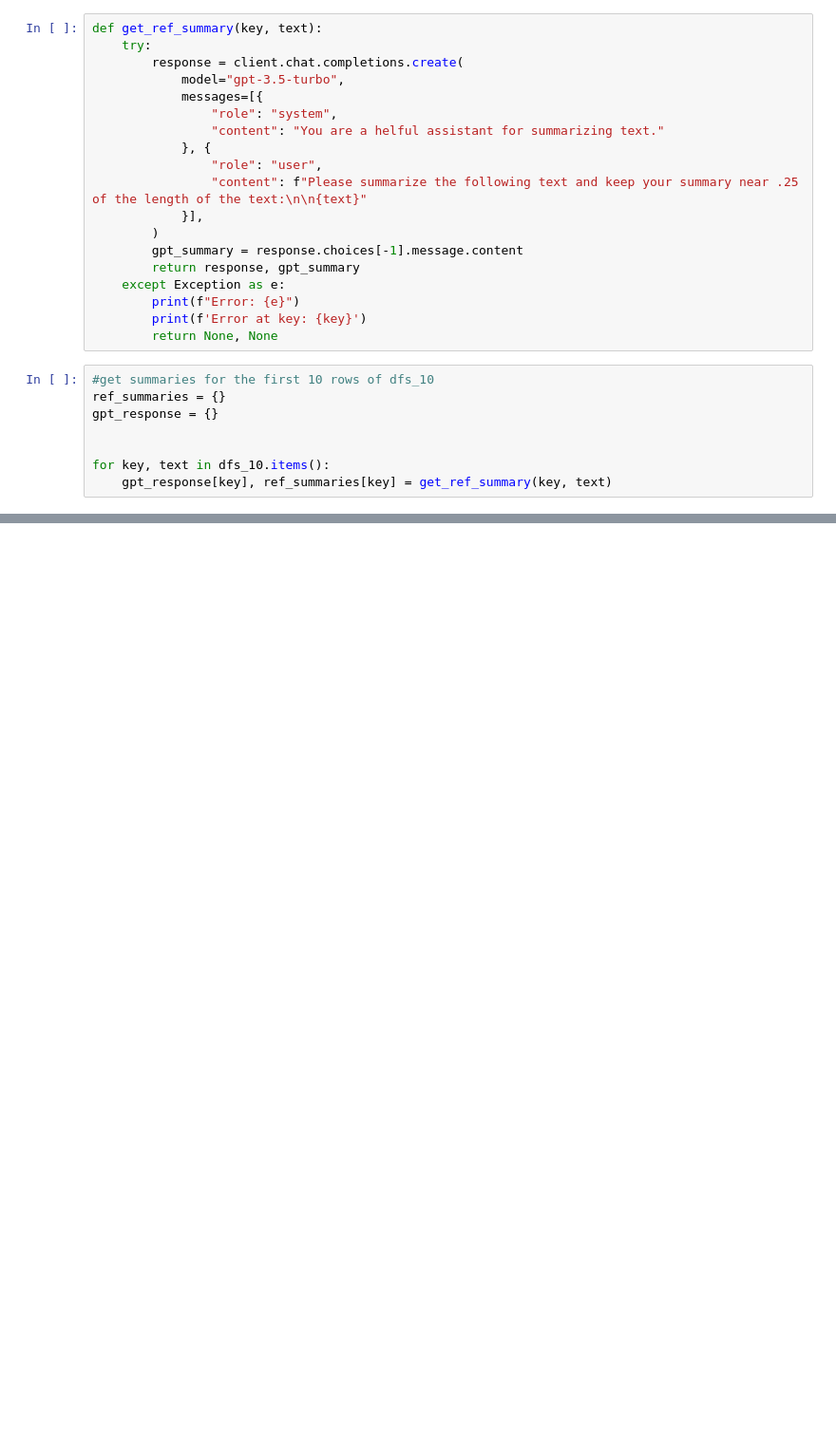
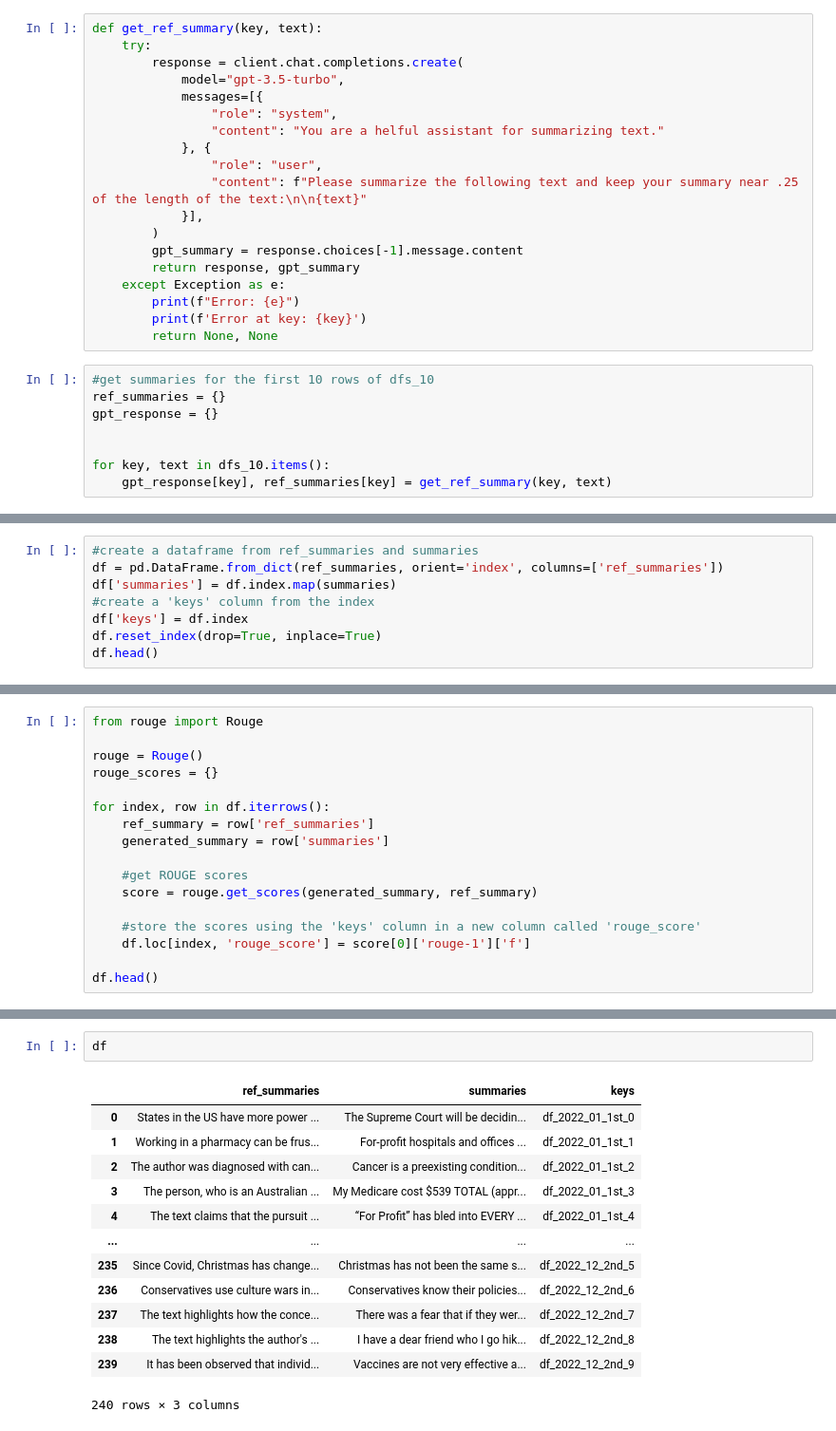
Before and after one commit to gu-dsan6000/fall-2023-reddit-project-team-17, a Jupyter notebook: code/project-ml/topic-summarization-and-sentiment.ipynb, the cells around one changed output, grey strips where cells are left out. Shown at 95% size. Cells and saved outputs as stored; diff of their text form; blank space fills up the shorter version.

Commit message:
more data

```diff
--- a/code/project-ml/topic-summarization-and-sentiment.ipynb
+++ b/code/project-ml/topic-summarization-and-sentiment.ipynb
@@ -326,0 +314,8 @@ KeyError: 'reference_summary'
+# %%
+#create a dataframe from ref_summaries and summaries
+df = pd.DataFrame.from_dict(ref_summaries, orient='index', columns=['ref_summaries'])
+df['summaries'] = df.index.map(summaries)
+#create a 'keys' column from the index
+df['keys'] = df.index
+df.reset_index(drop=True, inplace=True)
+df.head()
@@ -326,0 +329,17 @@ KeyError: 'reference_summary'
+# %%
+from rouge import Rouge
+
+rouge = Rouge()
+rouge_scores = {}
+
+for index, row in df.iterrows():
+    ref_summary = row['ref_summaries']
+    generated_summary = row['summaries']
+
+    #get ROUGE scores
+    score = rouge.get_scores(generated_summary, ref_summary)
+
+    #store the scores using the 'keys' column in a new column called 'rouge_score'
+    df.loc[index, 'rouge_score'] = score[0]['rouge-1']['f']
+
+df.head()
@@ -326,0 +353,16 @@ KeyError: 'reference_summary'
+# %%
+df
+# %% [output]
+|  | ref_summaries | summaries | keys |
+| 0 | States in the US have more power ... | The Supreme Court will be decidin... | df_2022_01_1st_0 |
+| 1 | Working in a pharmacy can be frus... | For-profit hospitals and offices ... | df_2022_01_1st_1 |
+| 2 | The author was diagnosed with can... | Cancer is a preexisting condition... | df_2022_01_1st_2 |
+| 3 | The person, who is an Australian ... | My Medicare cost $539 TOTAL (appr... | df_2022_01_1st_3 |
+| 4 | The text claims that the pursuit ... | “For Profit” has bled into EVERY ... | df_2022_01_1st_4 |
+| ... | ... | ... | ... |
+| 235 | Since Covid, Christmas has change... | Christmas has not been the same s... | df_2022_12_2nd_5 |
+| 236 | Conservatives use culture wars in... | Conservatives know their policies... | df_2022_12_2nd_6 |
+| 237 | The text highlights how the conce... | There was a fear that if they wer... | df_2022_12_2nd_7 |
+| 238 | The text highlights the author's ... | I have a dear friend who I go hik... | df_2022_12_2nd_8 |
+| 239 | It has been observed that individ... | Vaccines are not very effective a... | df_2022_12_2nd_9 |
+240 rows × 3 columns
```
Also changed, not shown: parts of 5 cells of this notebook, 2 other files.
